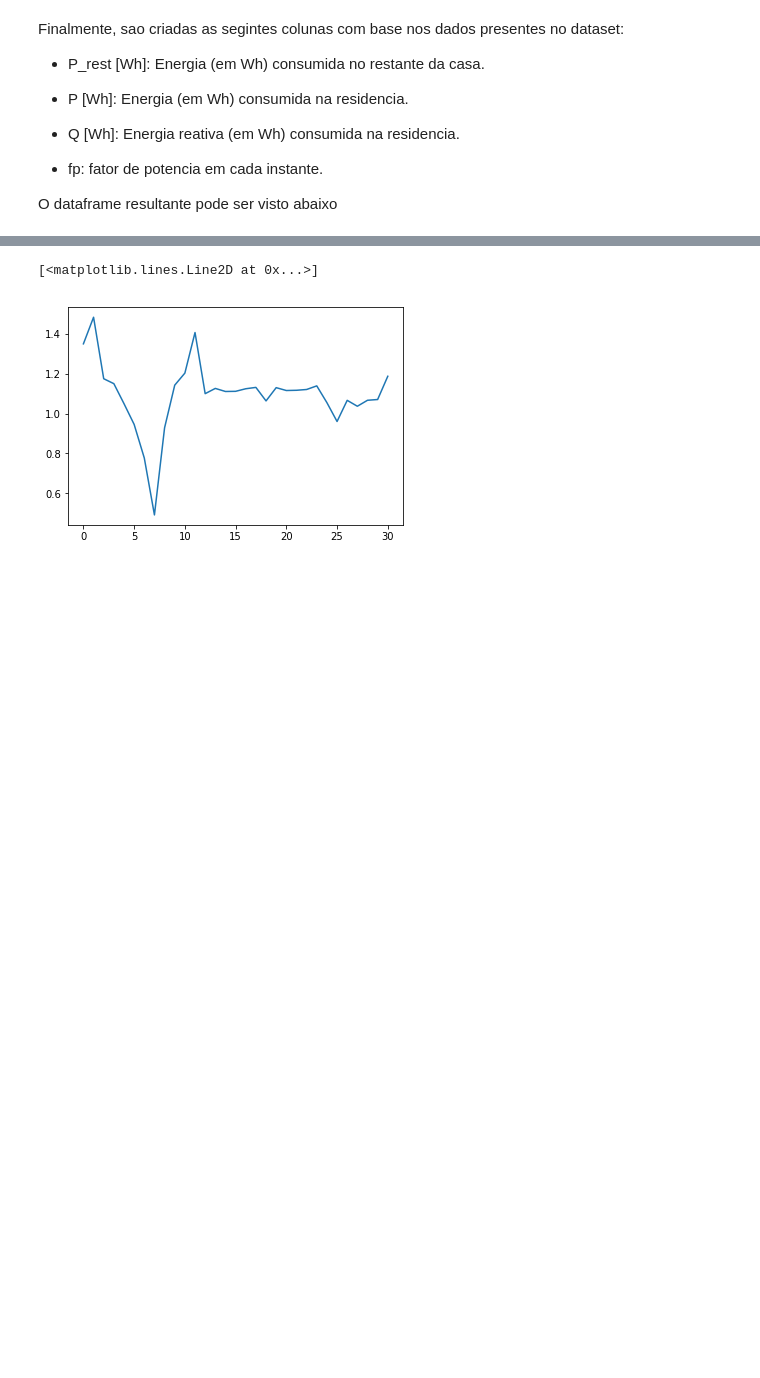
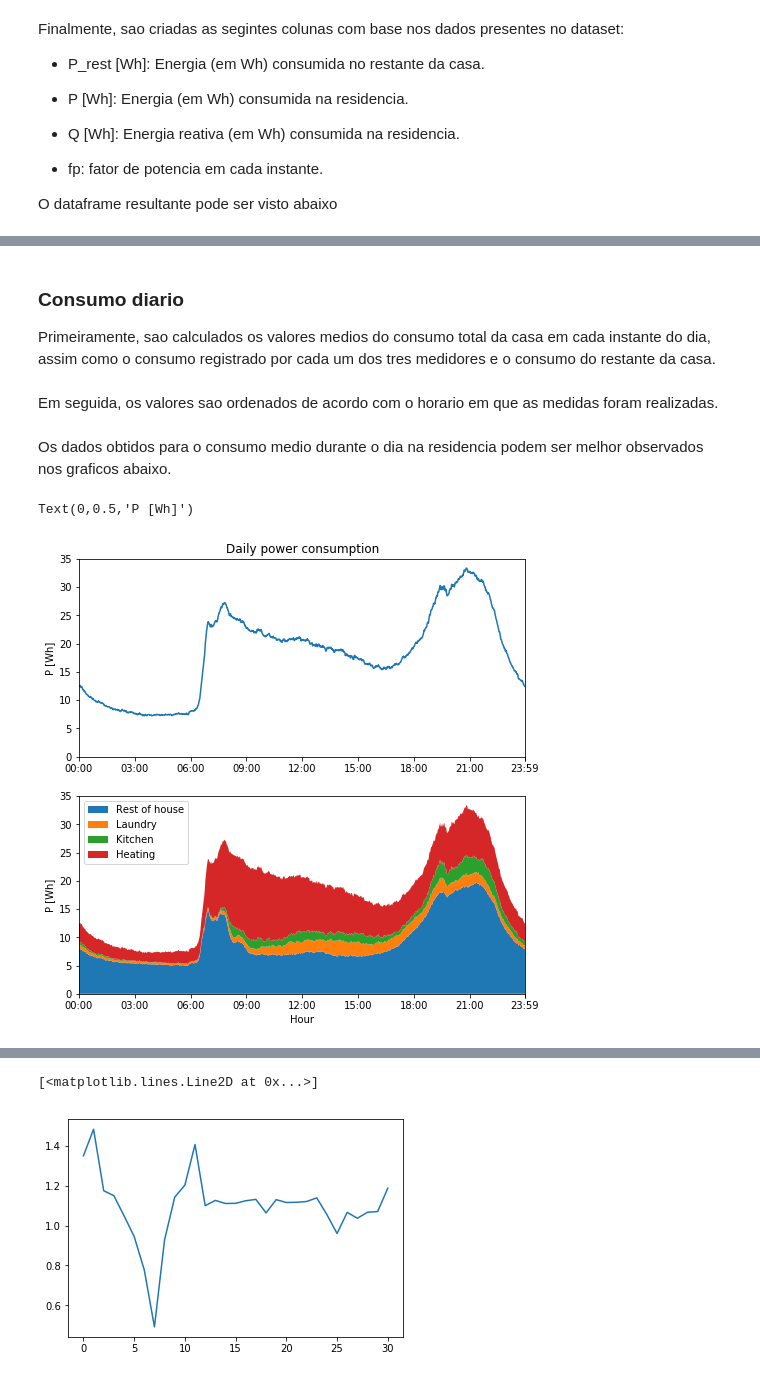
Before and after one commit to gnegrelli/test_ambar, a Jupyter notebook: test_Ambar.ipynb, the cells around one changed output, grey strips where cells are left out. Drawn from its saved outputs; the diff is of its cells as text; code cells hidden in the pictures; blank space fills up the shorter version.

Commit message:
Analyze daily consumption

```diff
--- a/test_Ambar.ipynb
+++ b/test_Ambar.ipynb
@@ -63,0 +66,48 @@ df.head()
+# %% [markdown]
+### Consumo diario
+
+Primeiramente, sao calculados os valores medios do consumo total da casa em cada instante do dia, assim como o consumo registrado por cada um dos tres medidores e o consumo do restante da casa.
+# %%
+minute_mean = df['P [Wh]'].groupby([df.index.hour, df.index.minute]).mean().to_dict()
+minute_mean_kitchen = df['P_kitchen [Wh]'].groupby([df.index.hour, df.index.minute]).mean().to_dict()
+minute_mean_laundry = df['P_laundry [Wh]'].groupby([df.index.hour, df.index.minute]).mean().to_dict()
+minute_mean_heat = df['P_heat [Wh]'].groupby([df.index.hour, df.index.minute]).mean().to_dict()
+minute_mean_rest = df['P_rest [Wh]'].groupby([df.index.hour, df.index.minute]).mean().to_dict()
+# %% [markdown]
+Em seguida, os valores sao ordenados de acordo com o horario em que as medidas foram realizadas.
+# %%
+measures, measures_kitchen, measures_laundry, measures_heat, measures_rest, instants = [], [], [], [], [], []
+for time in sorted(minute_mean.keys()):
+
+    measures.append(minute_mean[time])
+
+    instants.append('{:02d}:{:02d}'.format(time[0], time[1]))
+
+    measures_kitchen.append(minute_mean_kitchen[time])
+    measures_laundry.append(minute_mean_laundry[time])
+    measures_heat.append(minute_mean_heat[time])
+    measures_rest.append(minute_mean_rest[time])
+# %% [markdown]
+Os dados obtidos para o consumo medio durante o dia na residencia podem ser melhor observados nos graficos abaixo.
+# %%
+labels = ['Rest of house', 'Laundry', 'Kitchen', 'Heating/AC']
+
+plt.subplot(2, 1, 1)
+plt.plot(instants, measures)
+plt.xticks(np.hstack((np.arange(0, 1441, 3*60), np.array([1439]))))
+plt.xlim(0, 1440)
+plt.ylim(0, 35)
+plt.title('Daily power consumption')
+plt.ylabel('P [Wh]')
+
+plt.subplot(2, 1, 2)
+plt.stackplot(instants, measures_rest, measures_laundry, measures_kitchen, measures_heat, labels=labels)
+plt.legend(loc='upper left')
+plt.xticks(np.hstack((np.arange(0, 1441, 3*60), np.array([1439]))))
+plt.xlim(0, 1440)
+plt.ylim(0, 35)
+plt.xlabel('Hour')
+plt.ylabel('P [Wh]')
+# %% [output]
+Text(0,0.5,'P [Wh]')
+[figure, added]
```
Also changed, not shown: parts of 15 cells of this notebook.
